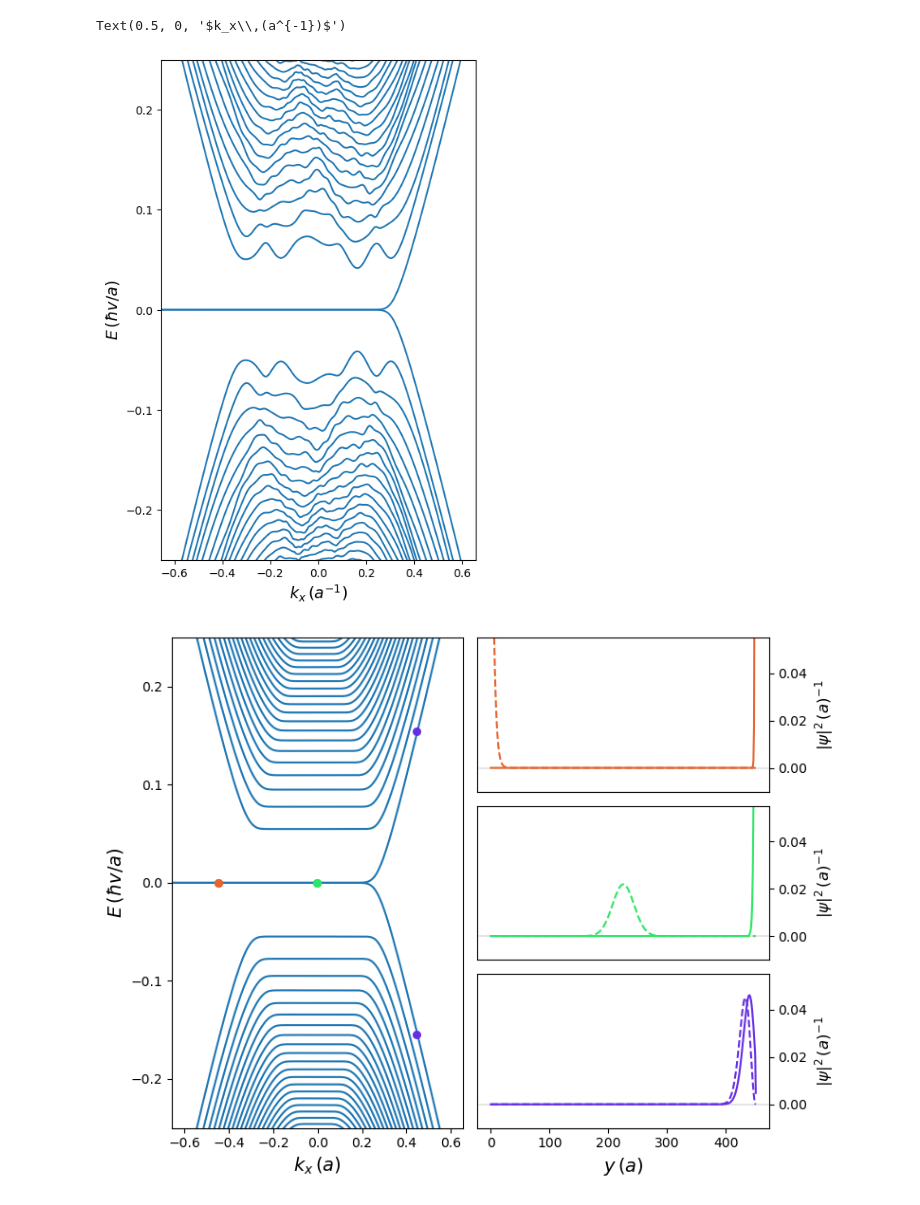
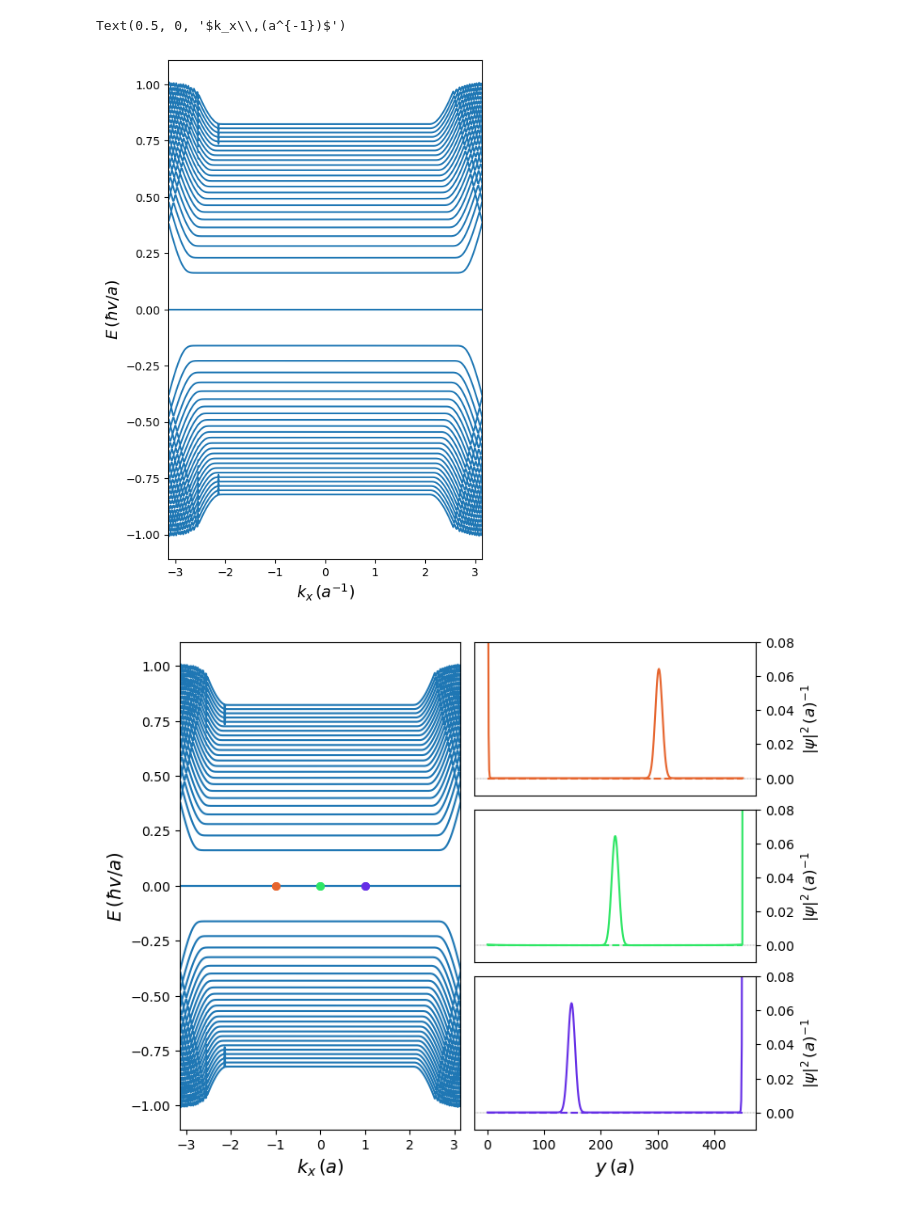
Before and after one commit to adonvel/tangent-magnetic-field, a Jupyter notebook: disordered_ribbon.ipynb, the cells around one changed output. Cells and saved outputs as stored; diff of their text form; code cells hidden in the pictures.

```diff
--- a/disordered_ribbon.ipynb
+++ b/disordered_ribbon.ipynb
@@ -19,7 +19,7 @@ import matplotlib.colors as mcolors
 Lx = 1
 Ly = 450
 
-mag_field = 0.0015
+mag_field = 0.013
 
 parameters = dict(
     Lx = Lx,
@@ -37,6 +37,6 @@ parameters = dict(
 
 
 nbands = 50
-kmin = -0.65/Lx#-pi/Lx
-kmax = 0.65/Lx#pi/Lx
+kmin = -pi/Lx
+kmax = pi/Lx
 momenta, bands = mb.make_bands_x(parameters,number_of_bands = nbands, number_of_points = int(500), kmin = kmin, kmax = kmax)
@@ -69,48 +70,48 @@ axtan.set_xlim(kmin,kmax)
 # %%
 #zz is pi 0,
-magnetic_field = 0.0015
+magnetic_field = 0.013
 
 parameters = dict(
     Lx = 1,
     Ly = 450,
     theta_top = pi,
-    theta_bot = 0,
+    theta_bot = pi,
     mag_field = magnetic_field,
     mass = 0,
-    noise = 10*magnetic_field,
-    seed = 1
+    noise = 0*magnetic_field,
+    seed = 0
 )
 
 
 nbands = 50
-momenta, bands = mb.make_bands_x(parameters,number_of_bands = nbands, number_of_points = int(500), kmin = -pi/np.sqrt(3), kmax = pi/np.sqrt(3))
+momenta, bands = mb.make_bands_x(parameters,number_of_bands = nbands, number_of_points = int(500), kmin = -pi, kmax = pi)
 # %%
 #Plot bands
 fig = plt.figure(figsize = (5,8))
 ax = fig.add_subplot(111)
 for i in range(bands.shape[1]):
     ax.plot(momenta,bands[:,i], c = 'C0')
 
-ax.set_ylim(-0.25,0.25)
-ax.set_xlim(-(pi/np.sqrt(3)-0.5)/2,(pi/np.sqrt(3)-0.5)/2)
+#ax.set_ylim(-0.5,0.5)
+ax.set_xlim(-pi,pi)
 #ax.set_xlim(-0.5,0.5)
 ax.set_ylabel(r'$E\,(\hbar v/a)$',fontsize = 14)
 ax.set_xlabel(r'$k_x\,(a^{-1})$',fontsize = 14)
 
 
 # ######These lines are useful to check units
 # ax.axhline(np.sqrt(2*parameters['mag_field']), c = 'C1')########################################################  First Landau level
 # ax.axhline(-np.sqrt(2*parameters['mag_field']), c = 'C1')########################################################
 # ax.axline((0,0), slope=1, color='C2', label='by slope')######################################## Fermi velocity slope
 # ax.axline((0,0), slope=-1, color='C2', label='by slope')########################################
 # ax.axvline(parameters['Ly']*parameters['mag_field']/2, c = 'C3')######################## Skipping orbits centered the edge of the ribbon
 # ax.axvline(-parameters['Ly']*parameters['mag_field']/2, c = 'C3')#######################
 
 
 # fig.show()
 # %% [output]
 Text(0.5, 0, '$k_x\\,(a^{-1})$')
-[figure, old version]
+[figure, new version]
 # %%
 # Create figure
 fig = plt.figure(figsize=(8, 6))  # Square figure
@@ -123,13 +124,13 @@ ax = fig.add_subplot(gs[:, 0])
 for i in range(bands.shape[1]):
     ax.plot(momenta,bands[:,i], c = 'C0')
 
-ax.set_ylim(-0.25,0.25)
-ax.set_xlim(-(pi/np.sqrt(3)-0.5)/2,(pi/np.sqrt(3)-0.5)/2)
+#ax.set_ylim(-0.25,0.25)
+ax.set_xlim(-pi,pi)
 ax.set_ylabel(r'$E\,(\hbar v/a)$',fontsize = 14)
 ax.set_xlabel(r'$k_x\,(a)$',fontsize = 14)
 
 #Pinpoint states to plot
-for i,shift in enumerate(np.linspace(-0.45,0.45,nplots)):
+for i,shift in enumerate([-1,0,1]):
 
     #Calculate eignestates at kplot and plot.
     kplot = shift
@@ -141,13 +142,13 @@ for i,shift in enumerate(np.linspace(-0.45,0.45,nplots)):
     # ax.scatter([momenta[k_idx]],[energies[2]], c= rgb_colors[i], s = 30,zorder = 2, label = 'Plotted state')
     # ax.scatter([momenta[k_idx]],[energies[3]], c= rgb_colors[i], s = 30,zorder = 2, label = 'Plotted state')
 
-for i,shift in enumerate(np.linspace(-0.45,0.45,nplots)):
+for i,shift in enumerate([-1,0,1]):
     #Plot state
     axstate = fig.add_subplot(gs[i, 1])  # Top-right
     space = np.linspace(0,parameters['Ly']+1,parameters['Ly']+1)
     axstate.axhline(0, ls ='--', c ='k',lw = 0.2)
     axstate.set_ylabel(r'$|\psi|^2\,(a)^{-1}$',fontsize = 12)
-    axstate.set_ylim(-0.01, 0.055)
+    axstate.set_ylim(-0.01, 0.08)
     if i == nplots-1:
         axstate.set_xlabel(r'$y\,(a)$',fontsize = 14)
     else:
@@ -180,4 +181,4 @@ plt.show()
 
 #fig.savefig("tangent_noise_zz.pdf", bbox_inches="tight")
 # %% [output]
-[figure, old version]
+[figure, new version]
```
Also changed, not shown: parts of 2 cells of this notebook, 4 other files.
